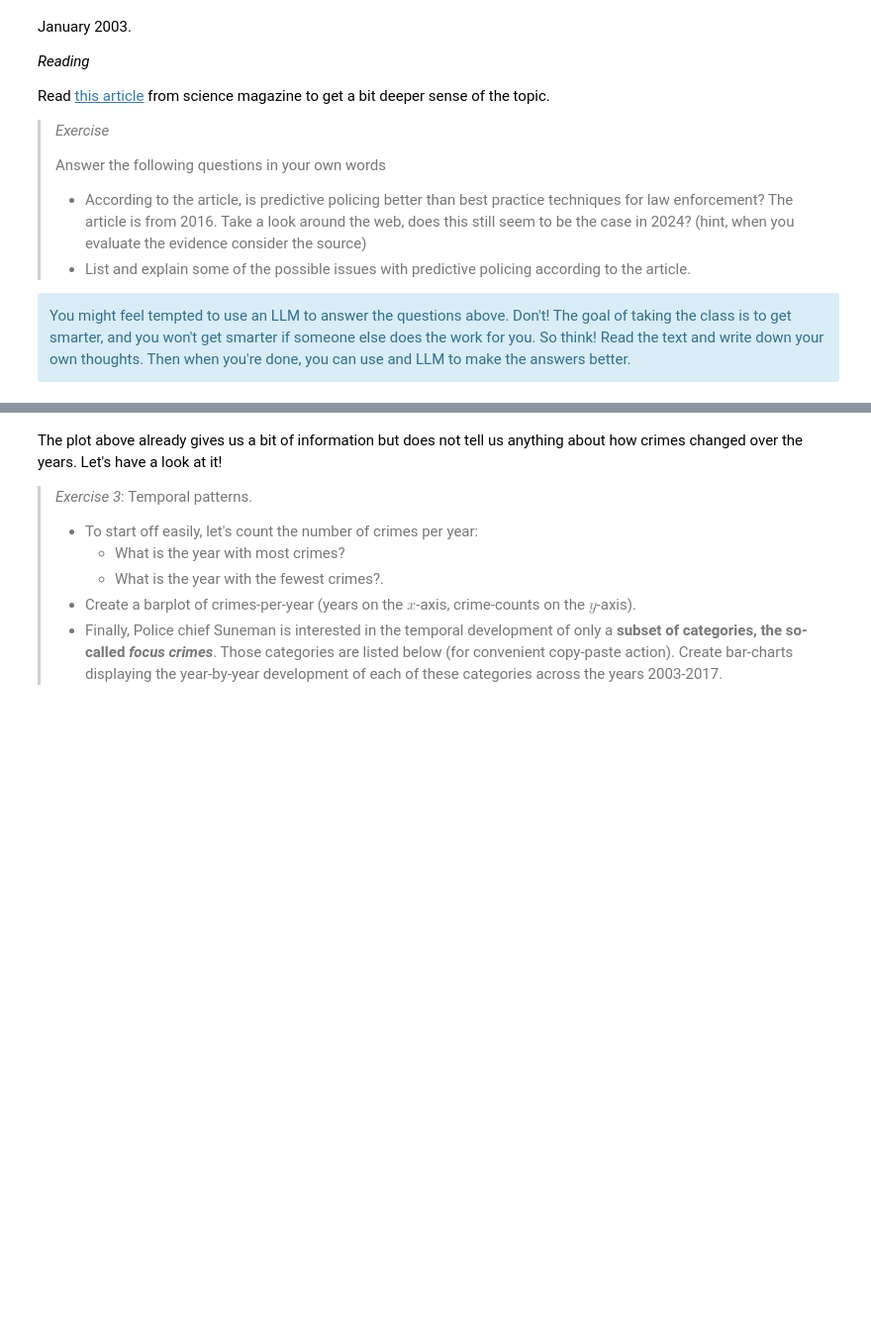
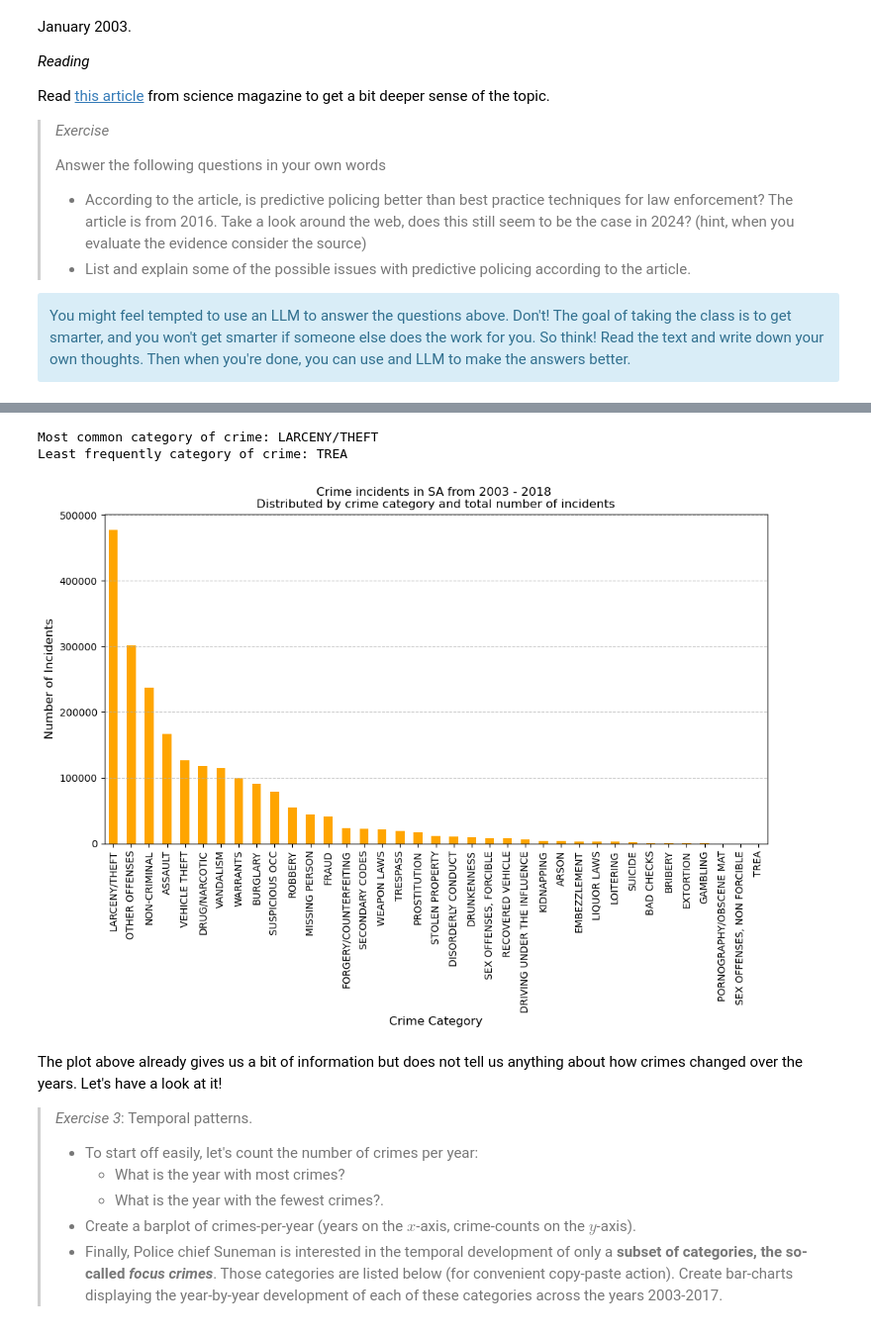
Before and after one commit to rakulmaria/socialdata2025, a Jupyter notebook: lectures/Week1.ipynb, the cells around one changed output, grey strips where cells are left out. Shown: that part at 99% size. Cells and saved outputs as stored; diff of their text form; code cells hidden in the pictures; blank space fills up the shorter version.

```diff
--- a/lectures/Week1.ipynb
+++ b/lectures/Week1.ipynb
@@ -107,3 +116,24 @@ In order to do awesome *predictive policing* later on in the class, we're going
 <div class="alert alert-block alert-info">
 As above, you're allowed to use LLMs as much as you like for this exercise.
 </div>
+# %%
+# --- Exercise 1
+file_2003_2018 = './res/Police_Department_Incident_Reports__Historical_2003_to_May_2018_20250204.csv'
+file_2018_present = './res/Police_Department_Incident_Reports__2018_to_Present_20250204.csv'
+
+
+columns_to_keep_18_present = [
+    "Incident Date", "Incident Day of Week", "Incident Time",
+    "Incident Category", "Incident Subcategory", "Point"
+]
+
+columns_to_keep_03_18 = [
+    "Category", "Descript", "DayOfWeek", "Date", "Time", "location"
+]
+
+# Load datasets using only relevant columns
+crime_fst_raw = pd.read_csv(file_2003_2018, usecols=columns_to_keep_03_18, parse_dates=['Date'])
+
+#crime_snd_raw = pd.read_csv(file_2018_present, usecols=columns_to_keep_18_present)
+
+crime_fst_raw.head()
@@ -110,3 +176,27 @@ As above, you're allowed to use LLMs as much as you like for this exercise.
+# %%
+# --- Exercise 2:
+
+print(f"Most common category of crime: {crime_fst_raw.Category.value_counts().idxmax()}")
+print(f"Least frequently category of crime: {crime_fst_raw.Category.value_counts().idxmin()}")
+
+# If categories are changing within the two datasets, it would make sense to rename the category name so that they match
+# (for instance if larcency and theft are in two separate one dataset, but combined in the other, consider mapping the two separate ones into a single
+# combined one in the combined dataset)
+
+crime_fst_categories = crime_fst_raw.Category.value_counts()
+
+plt.figure(figsize=(12, 6))  # Set figure size
+crime_fst_categories.plot(kind="bar", color="orange")
+
+plt.title("Crime incidents in SA from 2003 - 2018 \nDistributed by crime category and total number of incidents")
+plt.xlabel("Crime Category", fontsize=12)
+plt.ylabel("Number of Incidents", fontsize=12)
+plt.grid(axis="y", linestyle="--", alpha=0.7)
+plt.show()
+# %% [output]
+Most common category of crime: LARCENY/THEFT
+Least frequently category of crime: TREA
+[figure, added]
 # %% [markdown]
 The plot above already gives us a bit of information but does not tell us anything about how crimes changed over the years. Let's have a look at it!
 
```
Also changed, not shown: parts of 6 cells of this notebook.
